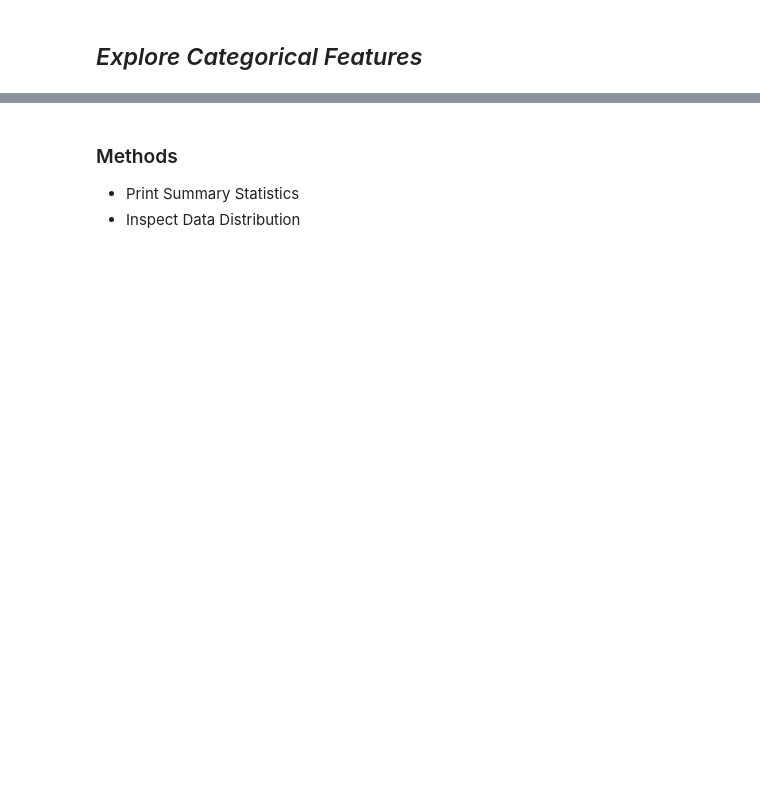
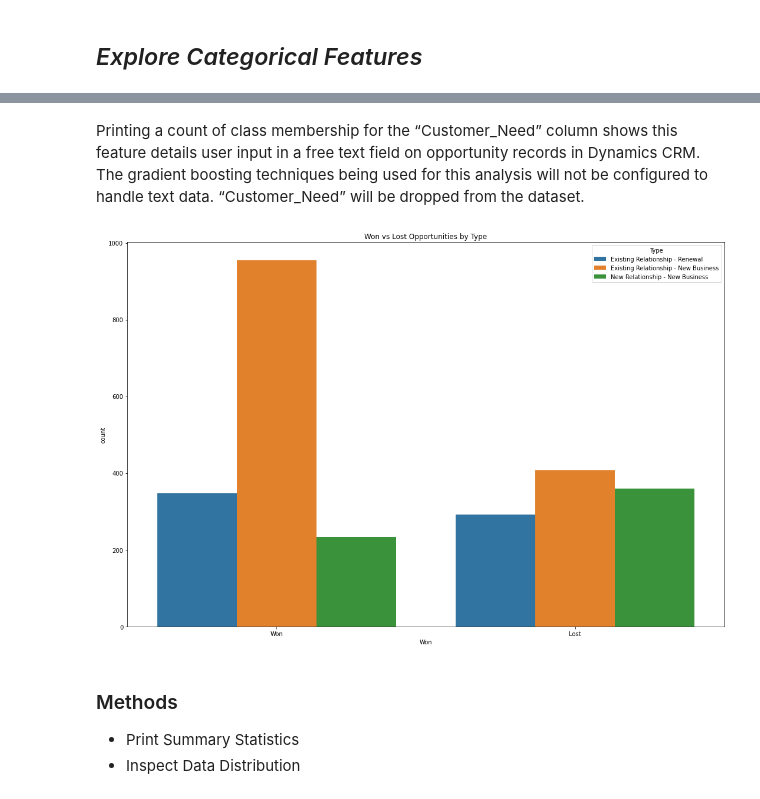
Before and after one commit to benkarabinus/TOOL1_FINAL_PROJECT, a Jupyter notebook: Karabinus_Ben_Final_Project_Rough.ipynb, the cells around one changed output, grey strips where cells are left out. Cells and saved outputs as stored; diff of their text form; code cells hidden in the pictures; blank space fills up the shorter version.

```diff
--- a/Karabinus_Ben_Final_Project_Rough.ipynb
+++ b/Karabinus_Ben_Final_Project_Rough.ipynb
@@ -263,6 +343,12 @@ opp_non_numeric.value_counts('Lead_Source')
+# %% [markdown]
+Printing a count of class membership for the “Customer_Need” column shows this feature details user input in a free text field on opportunity records in Dynamics CRM. The gradient boosting techniques being used for this analysis will not be configured to handle text data. “Customer_Need” will be dropped from the dataset.
+# %%
+opp_non_numeric.drop(columns=['Customer_Need'], inplace=True)
 # %%
 """plot a count of win/loss by pursuit type"""
-# instantiate ploty express figure
-fig = px.histogram(opp_non_numeric, x='Won', color='Type', barmode='group')
-# update aesthetics
-fig.update_layout(title_text='Won/Lost Opportunities by Type', title_x=0.5)
+fig, ax = plt.subplots(figsize=(15, 10))
+sns.countplot(data=opp_non_numeric, x='Won', hue='Type')
+plt.title('Won vs Lost Opportunities by Type')
+plt.tight_layout()
+# %% [output]
+[figure, added]
```
Also changed, not shown: parts of 55 cells of this notebook.
